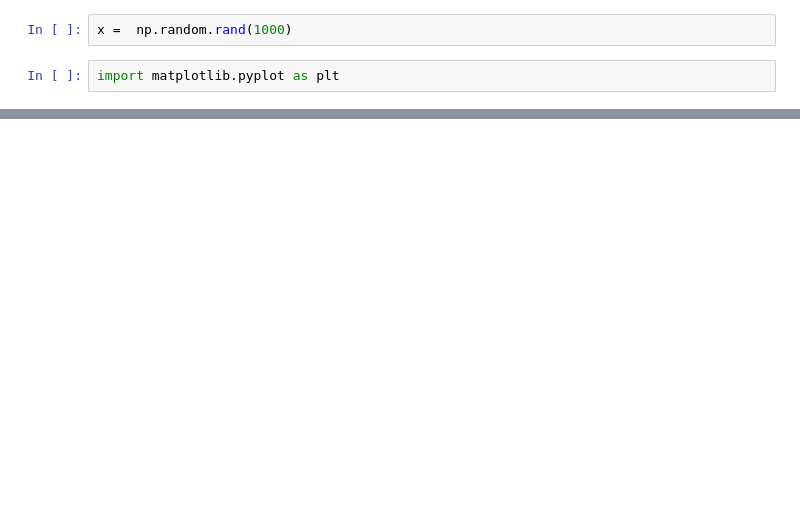
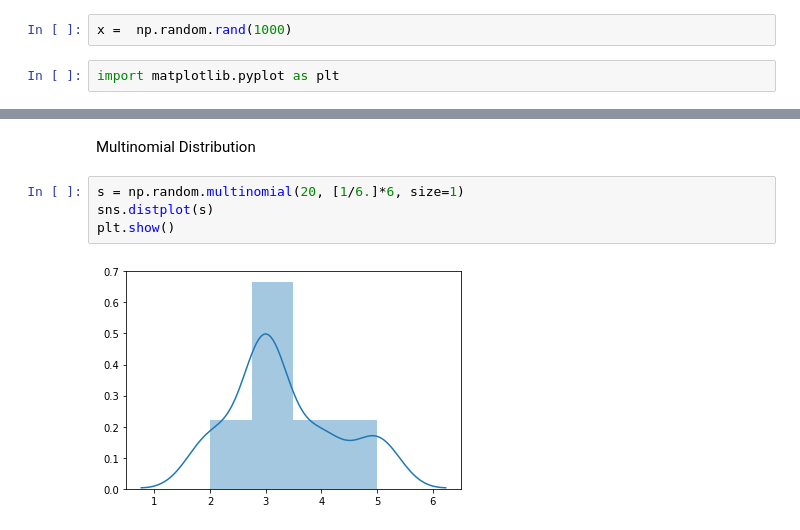
Before and after one commit to RitRa/Numpy_random, a Jupyter notebook: numpy-random.ipynb, the cells around one changed output, grey strips where cells are left out. Cells and saved outputs as stored; diff of their text form; blank space fills up the shorter version.

```diff
--- a/numpy-random.ipynb
+++ b/numpy-random.ipynb
@@ -32,0 +52,8 @@ plt.show()
+# %% [markdown]
+Multinomial Distribution
+# %%
+s = np.random.multinomial(20, [1/6.]*6, size=1)
+sns.distplot(s)
+plt.show()
+# %% [output]
+[figure, added]
```
Also changed, not shown: parts of 11 cells of this notebook.
